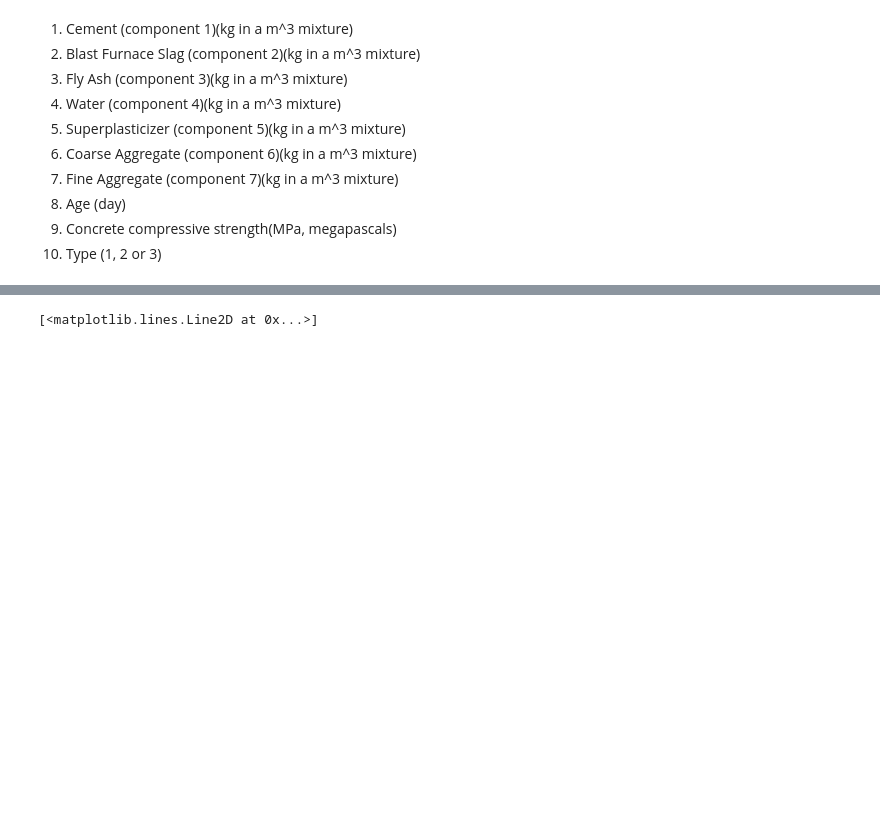
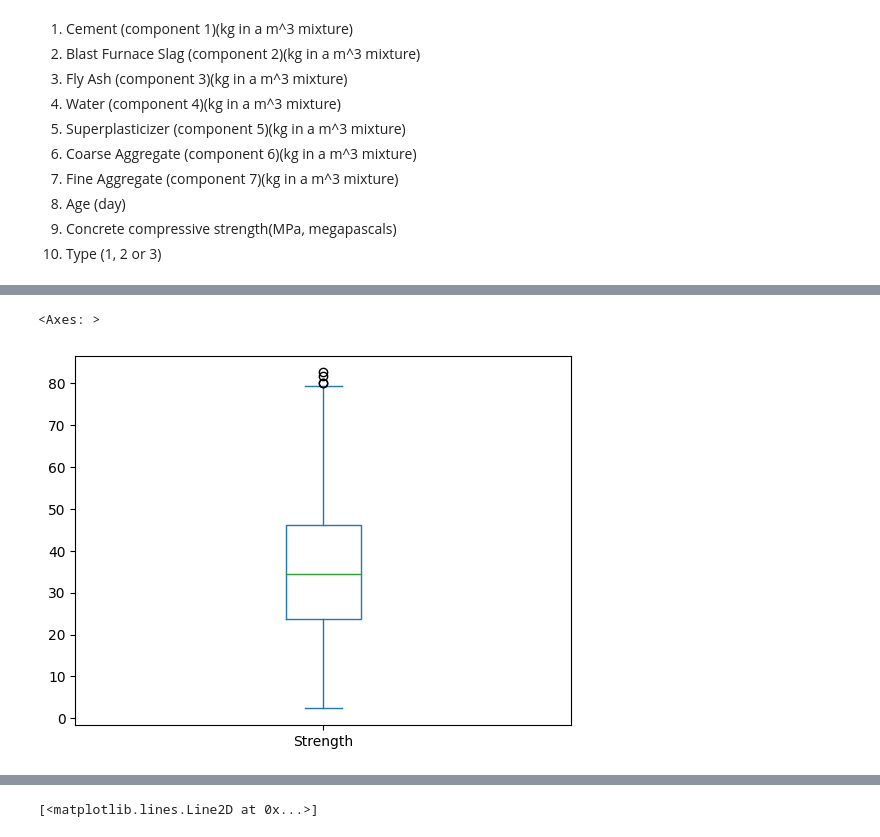
Before and after one commit to TAUforPython/machinelearning, a Jupyter notebook: fuzzy_k_nearest.ipynb, the cells around one changed output, grey strips where cells are left out. Cells and saved outputs as stored; diff of their text form; code cells hidden in the pictures; blank space fills up the shorter version.

```diff
--- a/fuzzy_k_nearest.ipynb
+++ b/fuzzy_k_nearest.ipynb
@@ -255,5 +154,10 @@ xtrain, xtest, ytrain, ytest = train_test_split(X, y, test_size = 0.20)
 # %%
 import matplotlib.pyplot as plt
+# %%
+data['Strength'].plot(kind = 'box')
+# %% [output]
+<Axes: >
+[figure, added]
 # %%
 data['Strength'].plot()
 # %% [output]
```
Also changed, not shown: parts of 9 cells of this notebook.
